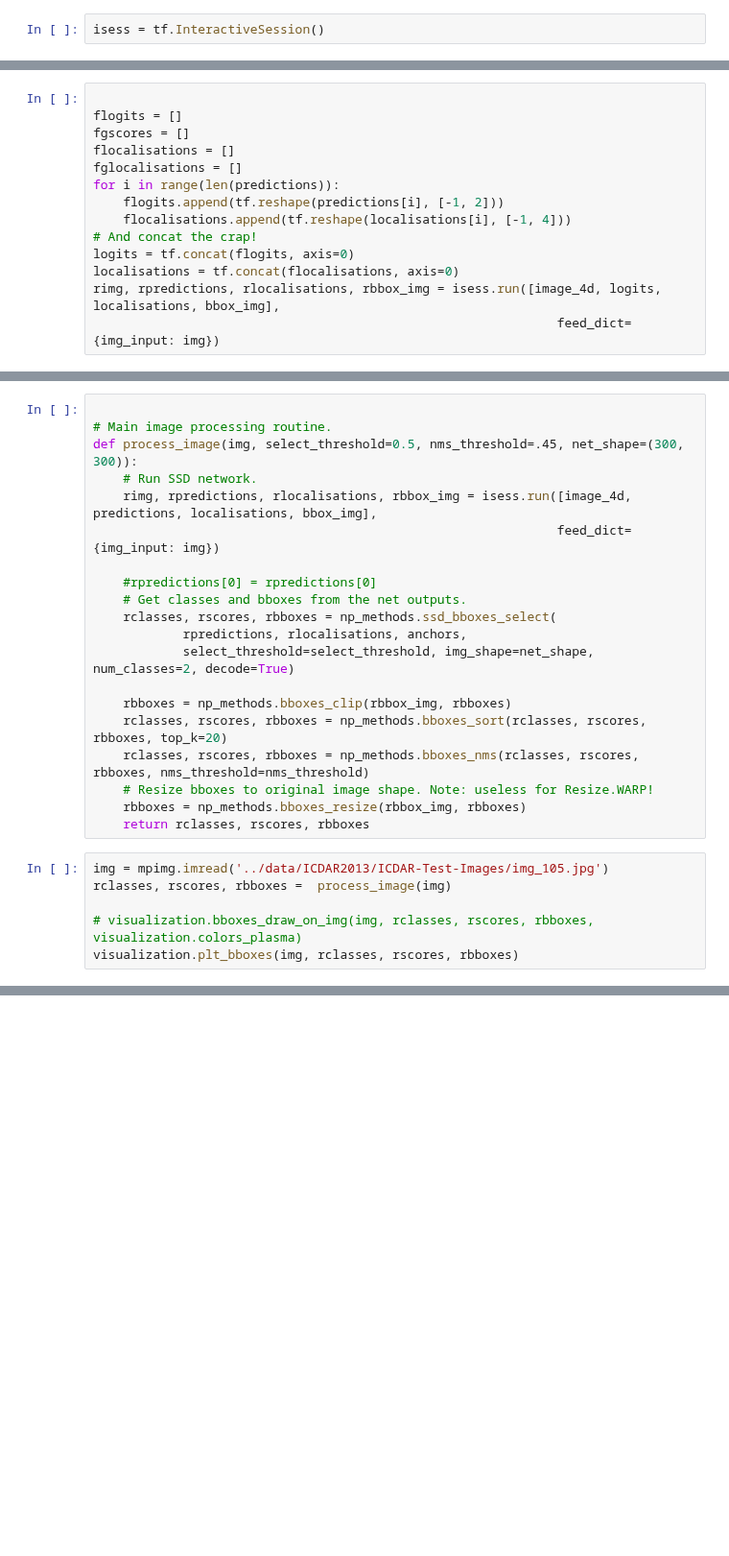
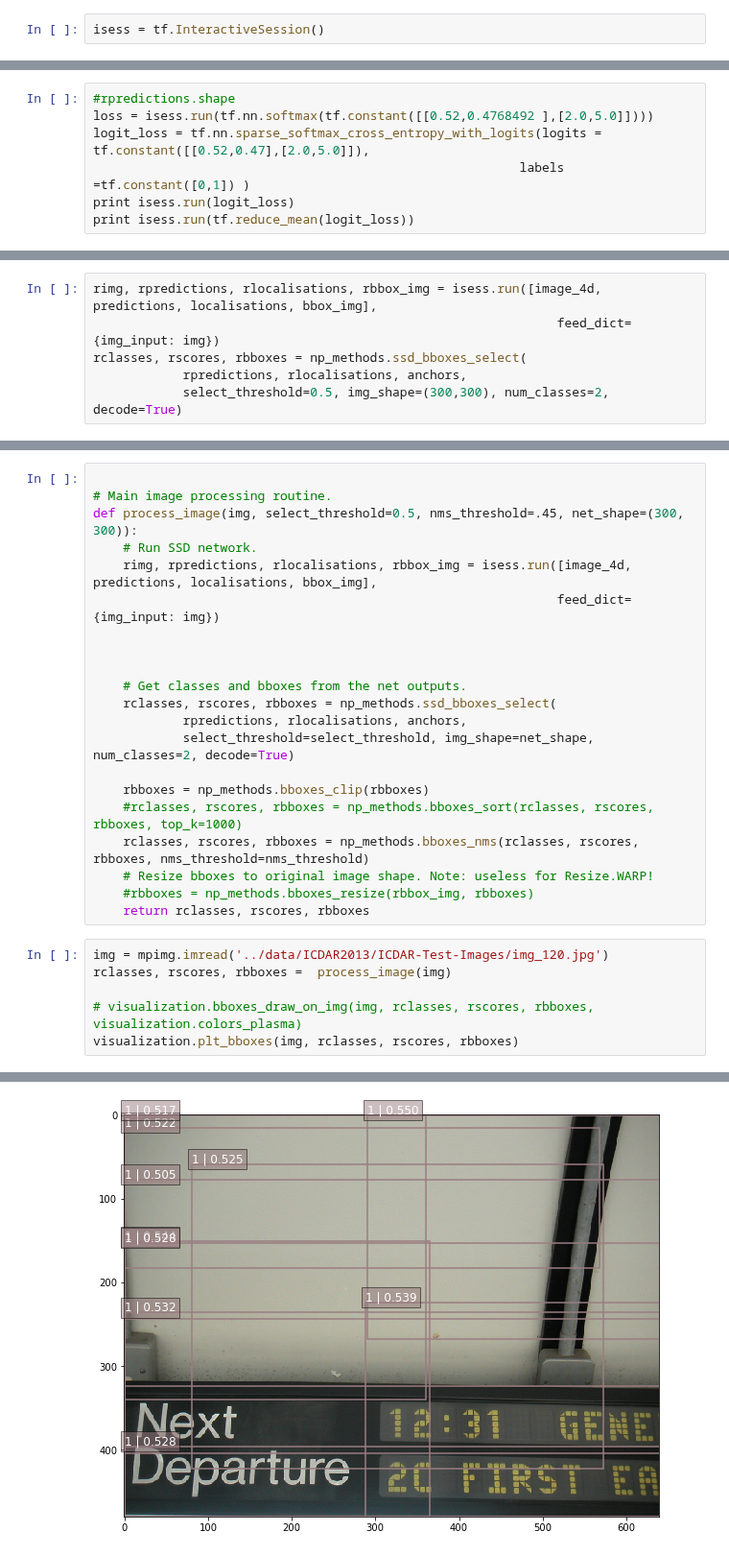
Before and after one commit to bindung/TextBoxes-TensorFlow, a Jupyter notebook: Notes/Textbox_eval.ipynb, the cells around one changed output, grey strips where cells are left out. Shown at 96% size. Saved outputs shown, nothing was run; the diff lists cells and outputs as text; blank space fills up the shorter version.

```diff
--- a/Notes/Textbox_eval.ipynb
+++ b/Notes/Textbox_eval.ipynb
@@ -50,17 +52,3 @@ saver.restore(isess, '../checkpoints/model.ckpt-1337')
 
 # SSD default anchor boxes.
 anchors = net.anchors(net_shape)
-# %%
-
-flogits = []
-fgscores = []
-flocalisations = []
-fglocalisations = []
-for i in range(len(predictions)):
-    flogits.append(tf.reshape(predictions[i], [-1, 2]))
-    flocalisations.append(tf.reshape(localisations[i], [-1, 4]))
-# And concat the crap!
-logits = tf.concat(flogits, axis=0)
-localisations = tf.concat(flocalisations, axis=0)
-rimg, rpredictions, rlocalisations, rbbox_img = isess.run([image_4d, logits, localisations, bbox_img],
-                                                              feed_dict={img_input: img})
@@ -71,0 +55,7 @@ rpredictions.shape
+# %%
+#rpredictions.shape
+loss = isess.run(tf.nn.softmax(tf.constant([[0.52,0.4768492 ],[2.0,5.0]])))
+logit_loss = tf.nn.sparse_softmax_cross_entropy_with_logits(logits = tf.constant([[0.52,0.47],[2.0,5.0]]),
+                                                         labels =tf.constant([0,1]) )
+print isess.run(logit_loss)
+print isess.run(tf.reduce_mean(logit_loss))
@@ -71,0 +65,6 @@ rpredictions.shape
+# %%
+rimg, rpredictions, rlocalisations, rbbox_img = isess.run([image_4d, predictions, localisations, bbox_img],
+                                                              feed_dict={img_input: img})
+rclasses, rscores, rbboxes = np_methods.ssd_bboxes_select(
+            rpredictions, rlocalisations, anchors,
+            select_threshold=0.5, img_shape=(300,300), num_classes=2, decode=True)
@@ -77,20 +92,21 @@ def process_image(img, select_threshold=0.5, nms_threshold=.45, net_shape=(300,
     rimg, rpredictions, rlocalisations, rbbox_img = isess.run([image_4d, predictions, localisations, bbox_img],
                                                               feed_dict={img_input: img})
 
-    #rpredictions[0] = rpredictions[0]
+
+
     # Get classes and bboxes from the net outputs.
     rclasses, rscores, rbboxes = np_methods.ssd_bboxes_select(
             rpredictions, rlocalisations, anchors,
             select_threshold=select_threshold, img_shape=net_shape, num_classes=2, decode=True)
 
-    rbboxes = np_methods.bboxes_clip(rbbox_img, rbboxes)
-    rclasses, rscores, rbboxes = np_methods.bboxes_sort(rclasses, rscores, rbboxes, top_k=20)
+    rbboxes = np_methods.bboxes_clip(rbboxes)
+    #rclasses, rscores, rbboxes = np_methods.bboxes_sort(rclasses, rscores, rbboxes, top_k=1000)
     rclasses, rscores, rbboxes = np_methods.bboxes_nms(rclasses, rscores, rbboxes, nms_threshold=nms_threshold)
     # Resize bboxes to original image shape. Note: useless for Resize.WARP!
-    rbboxes = np_methods.bboxes_resize(rbbox_img, rbboxes)
+    #rbboxes = np_methods.bboxes_resize(rbbox_img, rbboxes)
     return rclasses, rscores, rbboxes
 # %%
-img = mpimg.imread('../data/ICDAR2013/ICDAR-Test-Images/img_105.jpg')
+img = mpimg.imread('../data/ICDAR2013/ICDAR-Test-Images/img_120.jpg')
 rclasses, rscores, rbboxes =  process_image(img)
 
 # visualization.bboxes_draw_on_img(img, rclasses, rscores, rbboxes, visualization.colors_plasma)
@@ -99,0 +115 @@ IndexError: tuple index out of range
+[figure, added]
```
Also changed, not shown: parts of 6 cells of this notebook, 2 other files.
